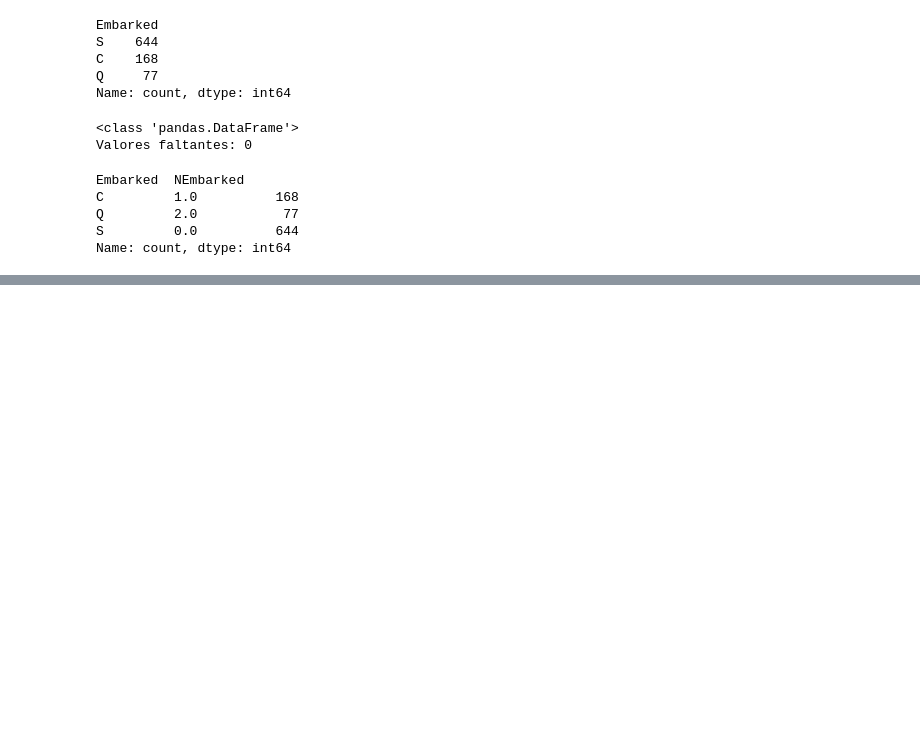
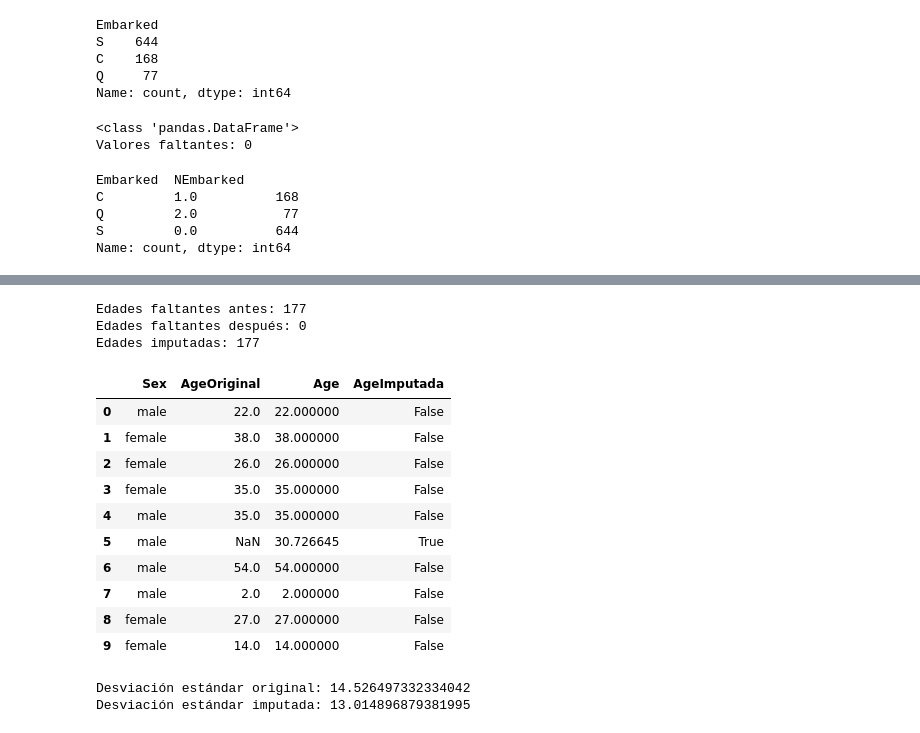
Before and after one commit to BetoVinasco/proyecto_ciencia_datos, a Jupyter notebook: notebooks/02_exploracion.ipynb, the cells around one changed output, grey strips where cells are left out. Drawn from its saved outputs; the diff is of its cells as text; code cells hidden in the pictures; blank space fills up the shorter version.

```diff
--- a/notebooks/02_exploracion.ipynb
+++ b/notebooks/02_exploracion.ipynb
@@ -771,0 +777,31 @@ Name: count, dtype: int64
+# %%
+print("Edades faltantes antes:", df_age["AgeOriginal"].isna().sum())
+print("Edades faltantes después:", df_age["Age"].isna().sum())
+
+print("Edades imputadas:", df_age["AgeImputada"].sum())
+
+df_age[["Sex", "AgeOriginal", "Age", "AgeImputada"]].head(10)
+# %% [output]
+Edades faltantes antes: 177
+Edades faltantes después: 0
+Edades imputadas: 177
+|  | Sex | AgeOriginal | Age | AgeImputada |
+| 0 | male | 22.0 | 22.000000 | False |
+| 1 | female | 38.0 | 38.000000 | False |
+| 2 | female | 26.0 | 26.000000 | False |
+| 3 | female | 35.0 | 35.000000 | False |
+| 4 | male | 35.0 | 35.000000 | False |
+| 5 | male | NaN | 30.726645 | True |
+| 6 | male | 54.0 | 54.000000 | False |
+| 7 | male | 2.0 | 2.000000 | False |
+| 8 | female | 27.0 | 27.000000 | False |
+| 9 | female | 14.0 | 14.000000 | False |
+# %%
+print("Desviación estándar original:",
+      df_age["AgeOriginal"].std())
+
+print("Desviación estándar imputada:",
+      df_age["Age"].std())
+# %% [output]
+Desviación estándar original: 14.526497332334042
+Desviación estándar imputada: 13.014896879381995
```
Also changed, not shown: parts of 17 cells of this notebook, 3 other files.
